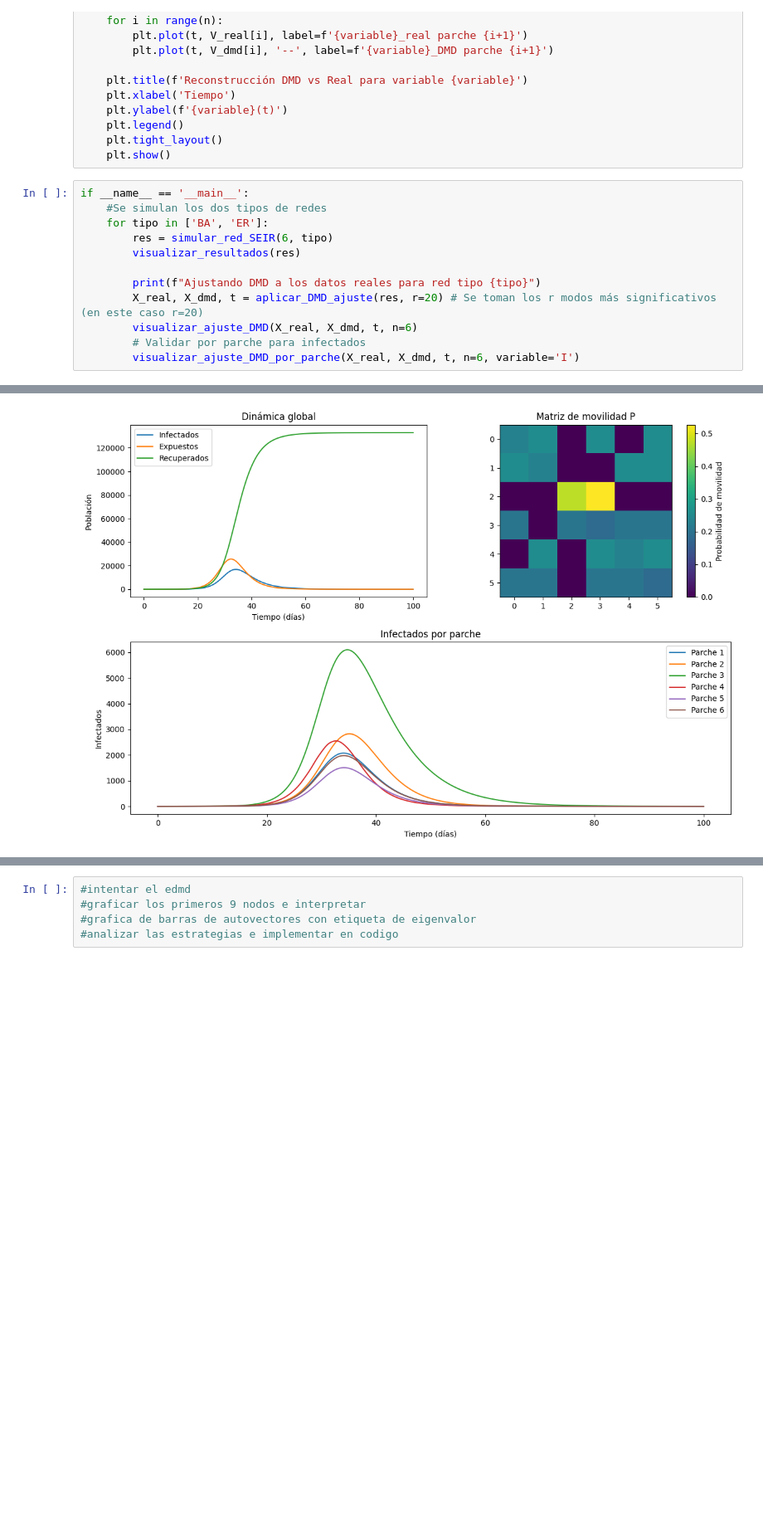
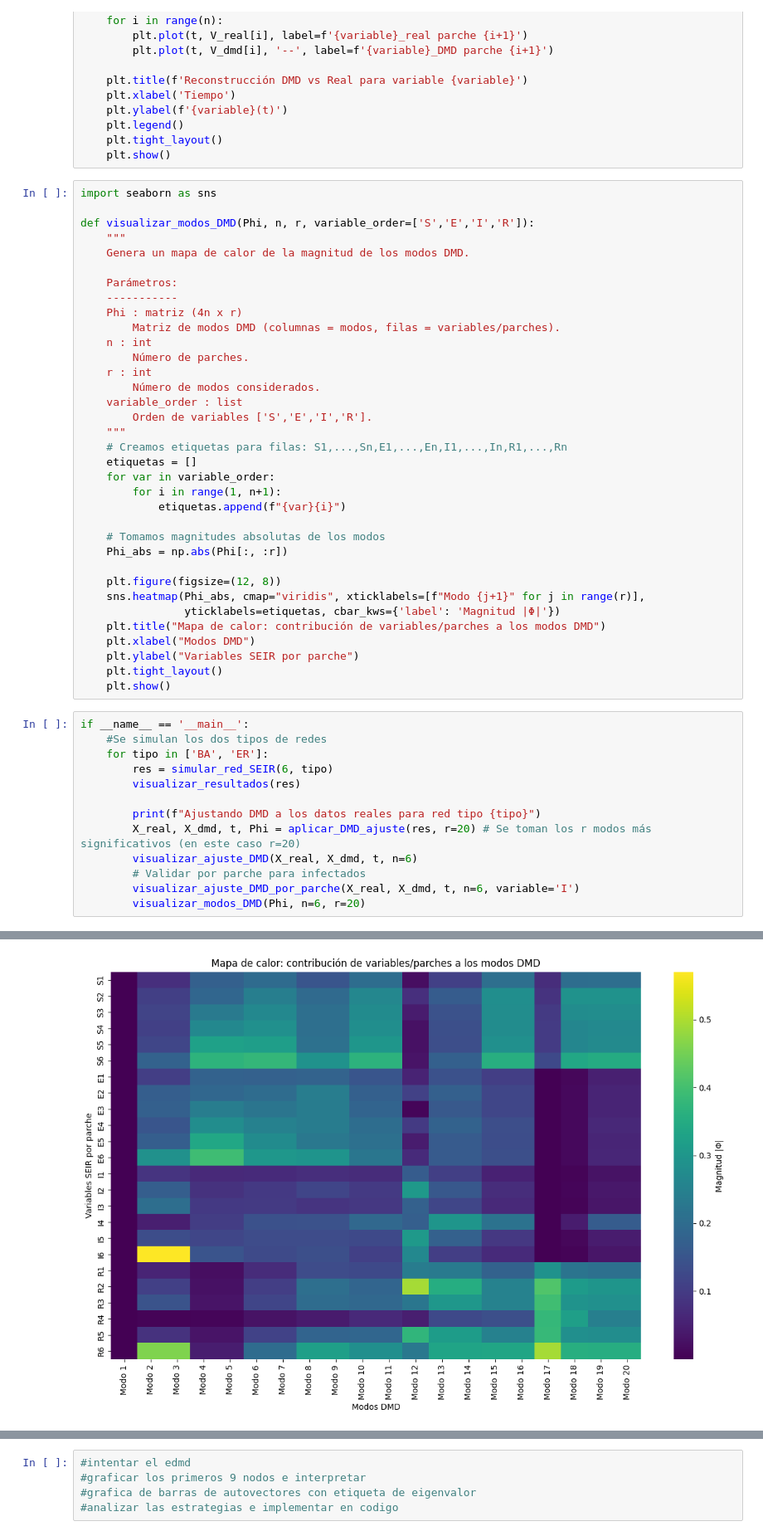
Before and after one commit to Brandonff13/IdentificacionModelos, a Jupyter notebook: proofdmd.ipynb, the cells around one changed output, grey strips where cells are left out. Shown at 83% size. Drawn from its saved outputs; the diff is of its cells as text; blank space fills up the shorter version.

```diff
--- a/proofdmd.ipynb
+++ b/proofdmd.ipynb
@@ -301,6 +303,41 @@ def visualizar_ajuste_DMD_por_parche(X_real, X_dmd, t, n, variable='I'):
     plt.legend()
     plt.tight_layout()
     plt.show()
+# %%
+import seaborn as sns
+
+def visualizar_modos_DMD(Phi, n, r, variable_order=['S','E','I','R']):
+    """
+    Genera un mapa de calor de la magnitud de los modos DMD.
+
+    Parámetros:
+    -----------
+    Phi : matriz (4n x r)
+        Matriz de modos DMD (columnas = modos, filas = variables/parches).
+    n : int
+        Número de parches.
+    r : int
+        Número de modos considerados.
+    variable_order : list
+        Orden de variables ['S','E','I','R'].
+    """
+    # Creamos etiquetas para filas: S1,...,Sn,E1,...,En,I1,...,In,R1,...,Rn
+    etiquetas = []
+    for var in variable_order:
+        for i in range(1, n+1):
+            etiquetas.append(f"{var}{i}")
+
+    # Tomamos magnitudes absolutas de los modos
+    Phi_abs = np.abs(Phi[:, :r])
+
+    plt.figure(figsize=(12, 8))
+    sns.heatmap(Phi_abs, cmap="viridis", xticklabels=[f"Modo {j+1}" for j in range(r)],
+                yticklabels=etiquetas, cbar_kws={'label': 'Magnitud |Φ|'})
+    plt.title("Mapa de calor: contribución de variables/parches a los modos DMD")
+    plt.xlabel("Modos DMD")
+    plt.ylabel("Variables SEIR por parche")
+    plt.tight_layout()
+    plt.show()
 # %%
 if __name__ == '__main__':
     #Se simulan los dos tipos de redes
@@ -309,8 +346,9 @@ if __name__ == '__main__':
         visualizar_resultados(res)
 
         print(f"Ajustando DMD a los datos reales para red tipo {tipo}")
-        X_real, X_dmd, t = aplicar_DMD_ajuste(res, r=20) # Se toman los r modos más significativos (en este caso r=20)
+        X_real, X_dmd, t, Phi = aplicar_DMD_ajuste(res, r=20) # Se toman los r modos más significativos (en este caso r=20)
         visualizar_ajuste_DMD(X_real, X_dmd, t, n=6)
         # Validar por parche para infectados
         visualizar_ajuste_DMD_por_parche(X_real, X_dmd, t, n=6, variable='I')
+        visualizar_modos_DMD(Phi, n=6, r=20)
 # %% [output]
@@ -321 +359 @@ Ajustando DMD a los datos reales para red tipo BA
-[figure, old version]
+[figure, new version]
```
Also changed, not shown: parts of 6 cells of this notebook.
